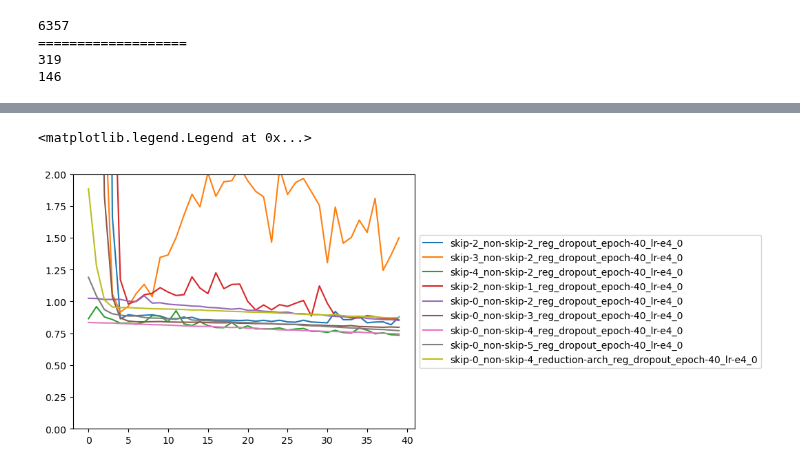
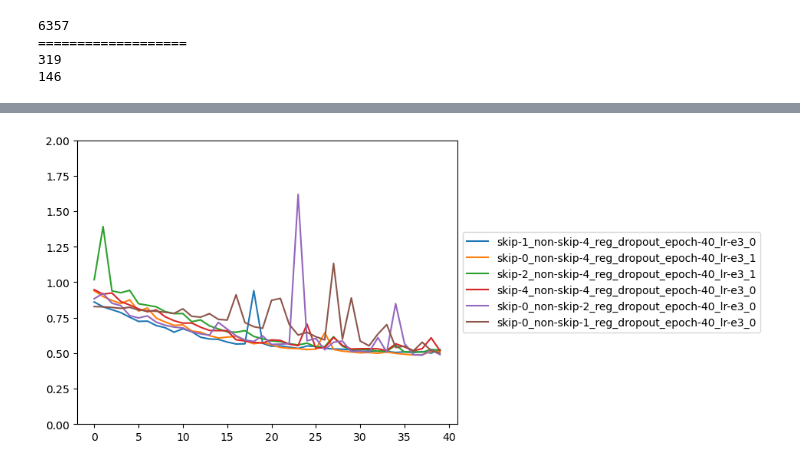
Before and after one commit to COGS118A/Group013-SP23, a Jupyter notebook: NeuralNetPipelin.ipynb, the cells around one changed output, grey strips where cells are left out. Cells and saved outputs as stored; diff of their text form; code cells hidden in the pictures.

```diff
--- a/NeuralNetPipelin.ipynb
+++ b/NeuralNetPipelin.ipynb
@@ -352,10 +359,18 @@ full_record.T.plot(kind="line")
 # %%
-ax = full_record.T.plot(kind="line")
-ax.set_ylim(0,2)
-ax.legend(loc='center left', bbox_to_anchor=(1, 0.5))
+# ax = full_record.T.plot(kind="line")
+# ax.set_ylim(0,2)
+# ax.legend(loc='center left', bbox_to_anchor=(1, 0.5))
-# %% [output]
-<matplotlib.legend.Legend at 0x...>
-[figure, removed]
+# %%
+def plot_loss(df):
+    ax = df.T.plot(kind="line")
+    ax.set_ylim(0,2)
+    ax.legend(loc='center left', bbox_to_anchor=(1, 0.5))
+
+#plot_loss(full_record.iloc[[6, 13, 14, 15]])
+# %%
+plot_loss(full_record.iloc[16:])
+# %% [output]
+[figure, added]
 # %%
 full_record.to_csv("correctness_scores.csv")
 # %%
```
Also changed, not shown: parts of 11 cells of this notebook, 16 other files.
